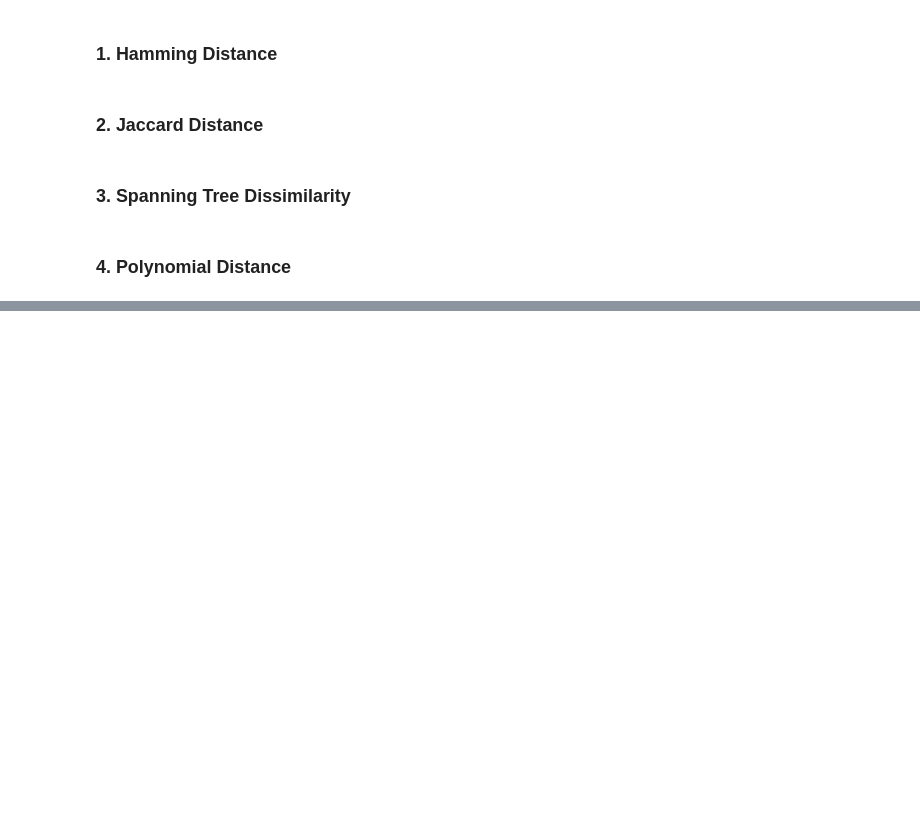
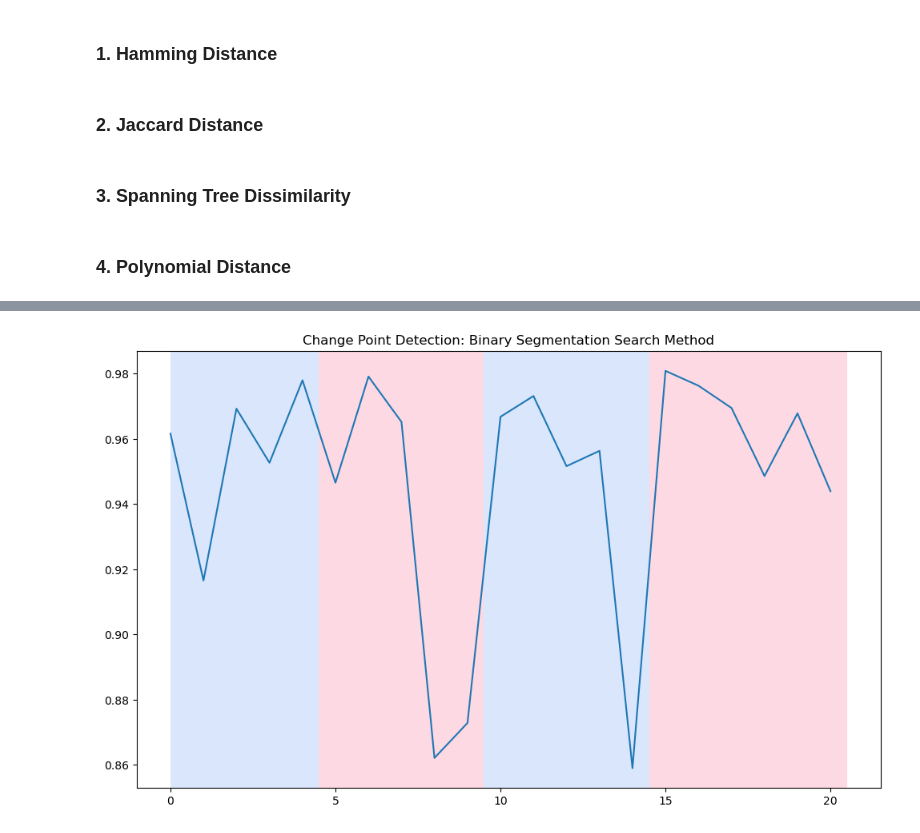
Before and after one commit to soschuetze/WTO-Fashion-Network, a Jupyter notebook: network.ipynb, the cells around one changed output, grey strips where cells are left out. Saved outputs shown, nothing was run; the diff lists cells and outputs as text; code cells hidden in the pictures; blank space fills up the shorter version.

```diff
--- a/network.ipynb
+++ b/network.ipynb
@@ -248,0 +351,11 @@ for i in range(len(whole_graphs)-1):
+# %%
+#Changepoint detection with the Binary Segmentation search method
+model = "l2"
+algo = rpt.Binseg(model=model).fit(j_points)
+my_bkps = algo.predict(n_bkps=3)
+# show results
+rpt.show.display(j_points, my_bkps, figsize=(10, 6))
+plt.title('Change Point Detection: Binary Segmentation Search Method')
+plt.show()
+# %% [output]
+[figure, added]
```
Also changed, not shown: parts of 16 cells of this notebook.
